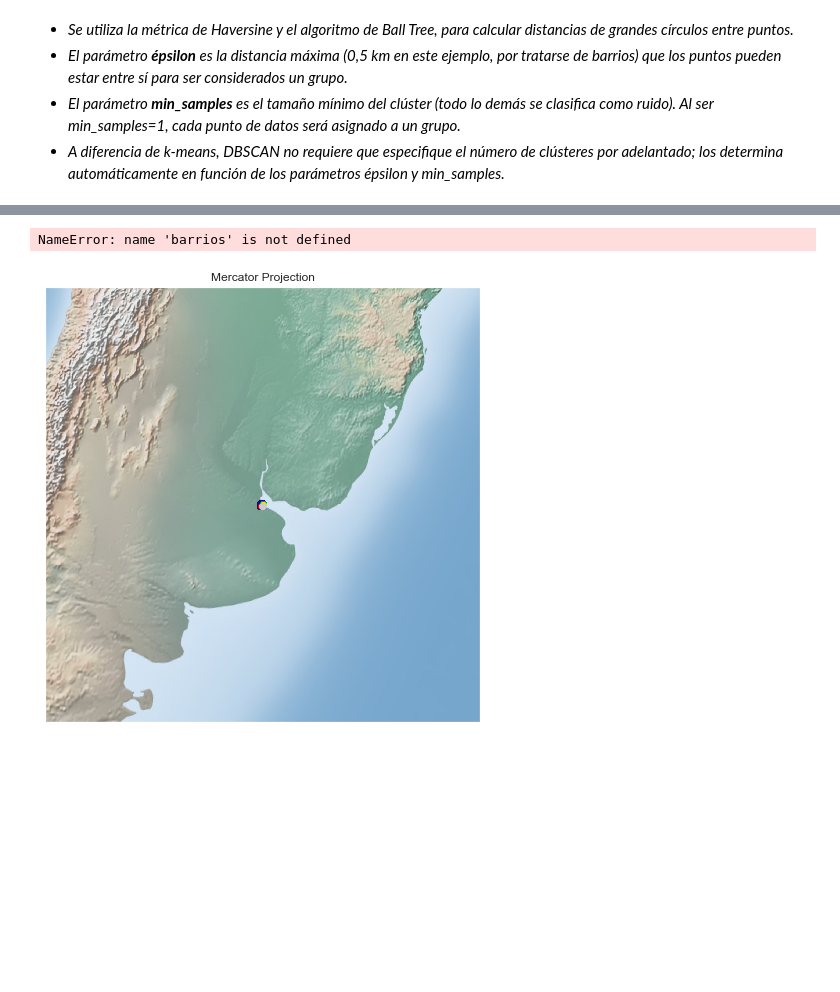
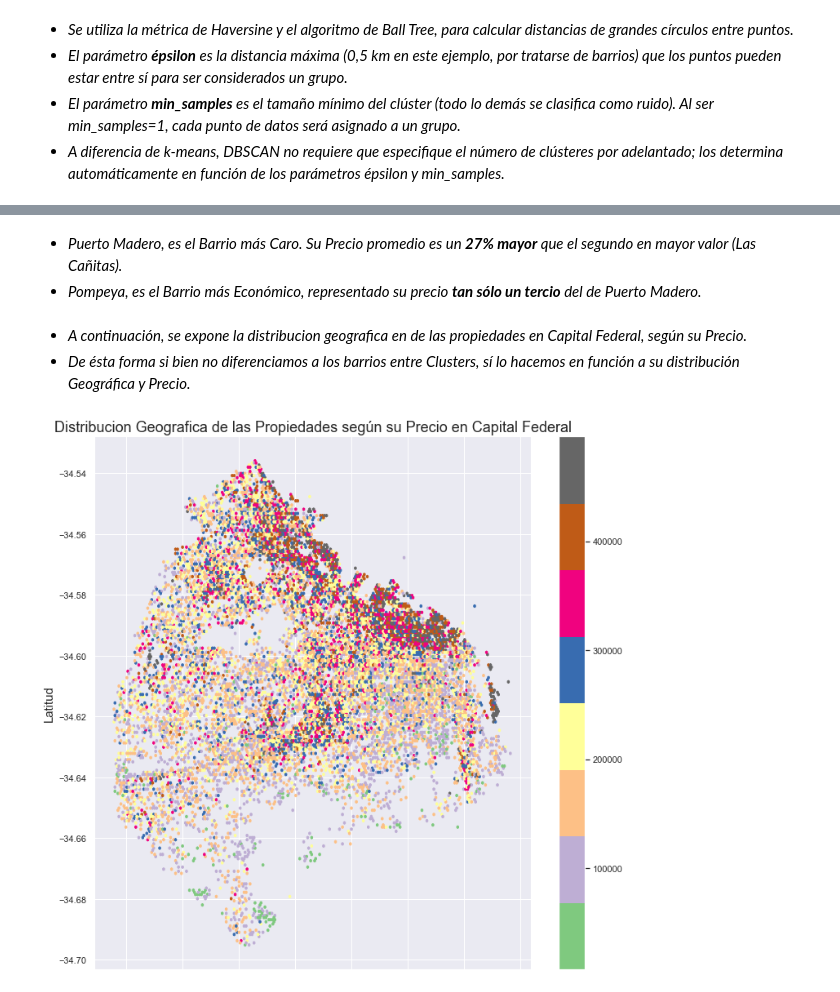
Before and after one commit to alseveso/AcamicaDS, a Jupyter notebook: Proyectos/Proyecto 2_Alejandra Seveso.ipynb, the cells around one changed output, grey strips where cells are left out. Saved outputs shown, nothing was run; the diff lists cells and outputs as text; code cells hidden in the pictures; blank space fills up the shorter version.

```diff
--- a/Proyectos/Proyecto 2_Alejandra Seveso.ipynb
+++ b/Proyectos/Proyecto 2_Alejandra Seveso.ipynb
@@ -1605,7 +1659,15 @@ def get_cmap(N):
+# %% [markdown]
+* *Puerto Madero, es el Barrio más Caro. Su Precio promedio es un **27% mayor** que el segundo en mayor valor (Las Cañitas).*
+* *Pompeya, es el Barrio más Económico, representado su precio **tan sólo un tercio** del de Puerto Madero.*
+# %% [markdown]
+* *A continuación, se expone la distribucion geografica en de las propiedades en Capital Federal, según su Precio.*
+* *De ésta forma si bien no diferenciamos a los barrios entre Clusters, sí lo hacemos en función a su distribución Geográfica y Precio.*
 # %%
-size= (25,15)
+size= (12,12)
 plt.rcParams["figure.figsize"] = size
-properati_xy.plot.hexbin(x='lon', y='lat', C='price_usd_per_m2', reduce_C_function=np.max,gridsize=150,cmap='winter',fontsize=15)
-plt.title('Distribucion geografica de las propiedades segun su precio en Buenos Aires',fontsize=25)
-plt.ylabel('Latitud', fontsize=25)
+barrios.plot.hexbin(x='lon', y='lat', C='price', reduce_C_function=np.max, gridsize=200, cmap='Accent')
+plt.title('Distribucion Geografica de las Propiedades según su Precio en Capital Federal', fontsize=18)
+plt.ylabel('Latitud', fontsize=15)
 plt.show();
+# %% [output]
+[figure, added]
@@ -1614,30 +1673,0 @@ import matplotlib.pyplot as plt
-# %%
-size= (13,13)
-plt.rcParams["figure.figsize"] = size
-barrios.plot.hexbin(x='lon', y='lat', C='price', reduce_C_function=np.max,gridsize=200,cmap='winter')
-plt.title('Distribucion geografica de las propiedades seun su precio en Capital Federal',fontsize=21)
-plt.ylabel('Latitud', fontsize=22)
-plt.show();
-# %% [output]
-NameError: name 'barrios' is not defined
-# %%
-from mpl_toolkits.basemap import Basemap
-
-plt.figure(figsize = (8,8))
-m = Basemap(width=6000000,height=6000000,projection='lcc', resolution=None,lat_1=50.,lat_2=50,lat_0=-34.6,lon_0=-58.4)
-
-unique_label = np.unique(cluster_labels)
-
-cmaps = get_cmap(n_clusters)
-
-for i, cluster in enumerate(clusters):
-    lons_select = cluster[:, 1]
-    lats_select = cluster[:, 0]
-    x, y = m(lons_select, lats_select)
-    m.scatter(x,y, marker='o', color=cmaps(i), zorder = 10)
-
-plt.title("Mercator Projection")
-m.shadedrelief()
-plt.show()
-# %% [output]
-[figure, removed]
```
Also changed, not shown: parts of 38 cells of this notebook.
